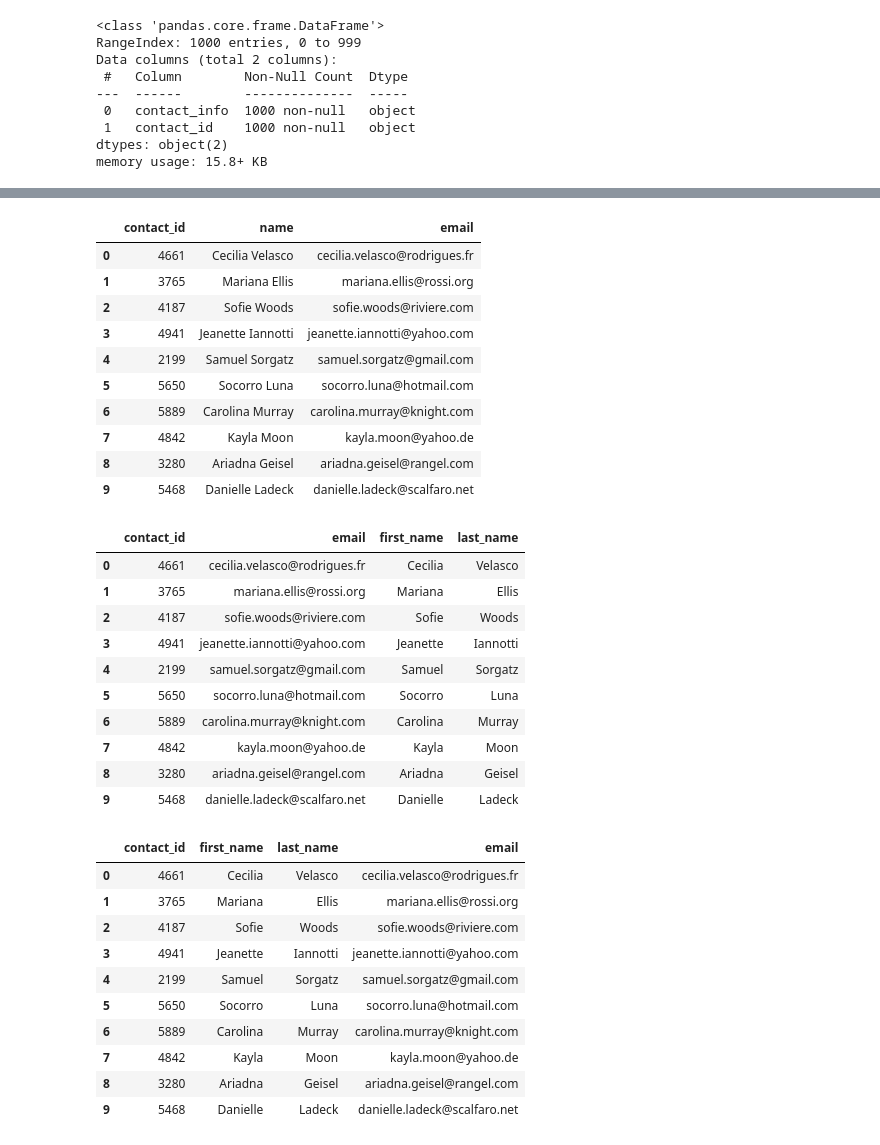
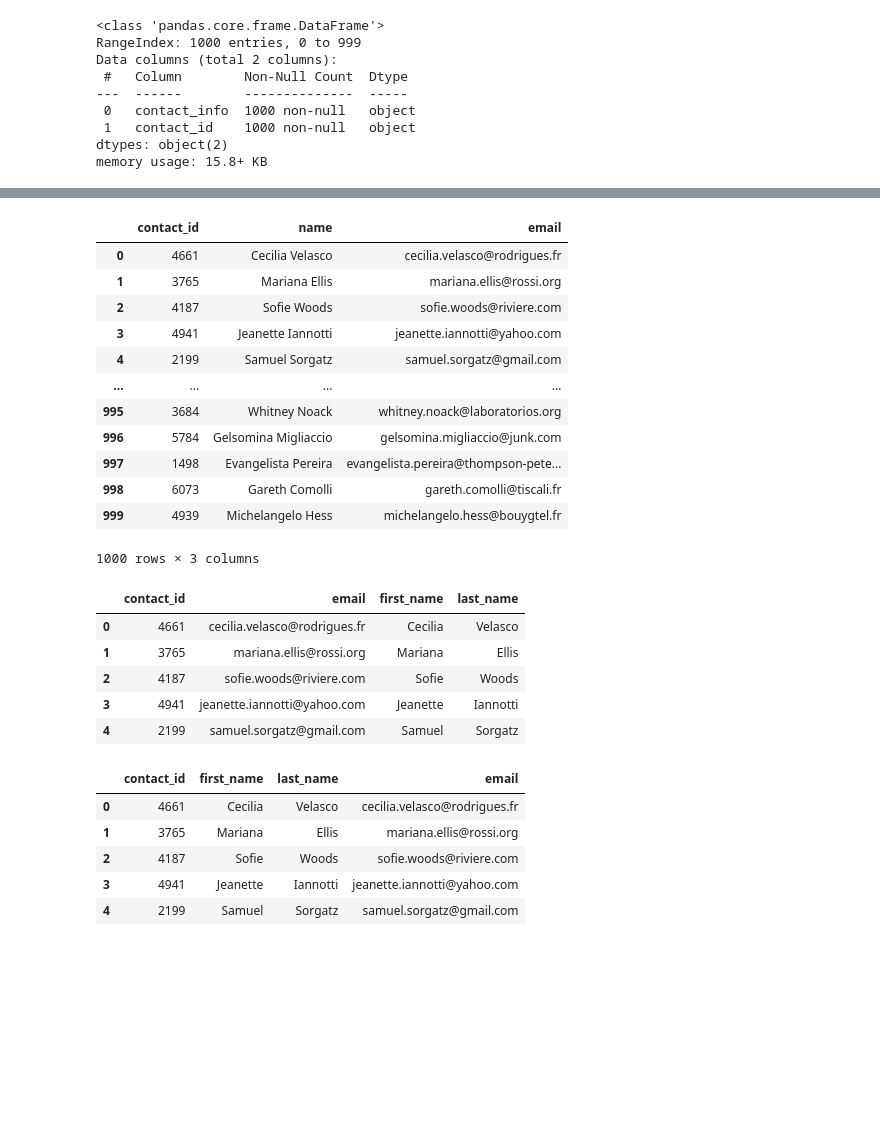
Before and after one commit to rupsamshah/Crowdfunding_ETL, a Jupyter notebook: ETL_Mini_Project_RShah_JSafadi.ipynb, the cells around one changed output, grey strips where cells are left out. Saved outputs shown, nothing was run; the diff lists cells and outputs as text; code cells hidden in the pictures; blank space fills up the shorter version.

```diff
--- a/ETL_Mini_Project_RShah_JSafadi.ipynb
+++ b/ETL_Mini_Project_RShah_JSafadi.ipynb
@@ -425,4 +447,6 @@ dtypes: object(2)
 memory usage: 15.8+ KB
 # %%
 # Convert the "contact_id" column to an int64 data type.
+contact_info_df_copy['contact_id']=contact_info_df_copy['contact_id'].astype(int)
+contact_info_df_copy['contact_id'].dtype
 # %% [output]
@@ -438,5 +454,7 @@ memory usage: 15.8+ KB
 # %%
 # Extract the name of the contact and add it to a new column.
+contact_info_df_copy['name'] = contact_info_df_copy['contact_info'].map(lambda row: re.search(r'"name": "(.*?)",', row).group(1))
+contact_info_df_copy
 # %% [output]
 |  | contact_info | contact_id | name |
 | 0 | {"contact_id": 4661, "name": "Cec... | 4661 | Cecilia Velasco |
@@ -452,5 +472,7 @@ memory usage: 15.8+ KB
 # %%
 # Extract the email from the contacts and add the values to a new column.
+contact_info_df_copy['email'] = contact_info_df_copy['contact_info'].map(lambda row: re.search(r'"email": "(.*?)"}', row).group(1))
+contact_info_df_copy
 # %% [output]
 |  | contact_info | contact_id | name | email |
 | 0 | {"contact_id": 4661, "name": "Cec... | 4661 | Cecilia Velasco | cecilia.velasco@rodrigues.fr |
@@ -466,5 +490,7 @@ memory usage: 15.8+ KB
 # %%
 # Create a copy of the contact_info_df with the 'contact_id', 'name', 'email' columns.
+contact_info_df_copy2 = contact_info_df_copy[['contact_id','name','email']].copy()
+contact_info_df_copy2
 # %% [output]
 |  | contact_id | name | email |
 | 0 | 4661 | Cecilia Velasco | cecilia.velasco@rodrigues.fr |
@@ -472,30 +498,31 @@ memory usage: 15.8+ KB
 | 2 | 4187 | Sofie Woods | sofie.woods@riviere.com |
 | 3 | 4941 | Jeanette Iannotti | jeanette.iannotti@yahoo.com |
 | 4 | 2199 | Samuel Sorgatz | samuel.sorgatz@gmail.com |
-| 5 | 5650 | Socorro Luna | socorro.luna@hotmail.com |
-| 6 | 5889 | Carolina Murray | carolina.murray@knight.com |
-| 7 | 4842 | Kayla Moon | kayla.moon@yahoo.de |
-| 8 | 3280 | Ariadna Geisel | ariadna.geisel@rangel.com |
-| 9 | 5468 | Danielle Ladeck | danielle.ladeck@scalfaro.net |
+| ... | ... | ... | ... |
+| 995 | 3684 | Whitney Noack | whitney.noack@laboratorios.org |
+| 996 | 5784 | Gelsomina Migliaccio | gelsomina.migliaccio@junk.com |
+| 997 | 1498 | Evangelista Pereira | evangelista.pereira@thompson-pete... |
+| 998 | 6073 | Gareth Comolli | gareth.comolli@tiscali.fr |
+| 999 | 4939 | Michelangelo Hess | michelangelo.hess@bouygtel.fr |
+1000 rows × 3 columns
 # %%
 # Create a "first"name" and "last_name" column with the first and last names from the "name" column.
-
+contact_info_df_copy2[['first_name' , 'last_name']] = contact_info_df_copy2['name'].str.split(' ' , expand=True)
 
 # Drop the contact_name column
+contact_info_df_copy2.drop(columns=['name'], inplace=True)
+contact_info_df_copy2.head()
 # %% [output]
 |  | contact_id | email | first_name | last_name |
 | 0 | 4661 | cecilia.velasco@rodrigues.fr | Cecilia | Velasco |
 | 1 | 3765 | mariana.ellis@rossi.org | Mariana | Ellis |
 | 2 | 4187 | sofie.woods@riviere.com | Sofie | Woods |
 | 3 | 4941 | jeanette.iannotti@yahoo.com | Jeanette | Iannotti |
 | 4 | 2199 | samuel.sorgatz@gmail.com | Samuel | Sorgatz |
-| 5 | 5650 | socorro.luna@hotmail.com | Socorro | Luna |
-| 6 | 5889 | carolina.murray@knight.com | Carolina | Murray |
-| 7 | 4842 | kayla.moon@yahoo.de | Kayla | Moon |
-| 8 | 3280 | ariadna.geisel@rangel.com | Ariadna | Geisel |
-| 9 | 5468 | danielle.ladeck@scalfaro.net | Danielle | Ladeck |
 # %%
 # Reorder the columns
+contact_info_df_copy2=contact_info_df_copy2[['contact_id' , 'first_name' , 'last_name' , 'email']]
+contact_info_df_copy2.head()
 # %% [output]
 |  | contact_id | first_name | last_name | email |
 | 0 | 4661 | Cecilia | Velasco | cecilia.velasco@rodrigues.fr |
@@ -503,10 +530,5 @@ memory usage: 15.8+ KB
 | 2 | 4187 | Sofie | Woods | sofie.woods@riviere.com |
 | 3 | 4941 | Jeanette | Iannotti | jeanette.iannotti@yahoo.com |
 | 4 | 2199 | Samuel | Sorgatz | samuel.sorgatz@gmail.com |
-| 5 | 5650 | Socorro | Luna | socorro.luna@hotmail.com |
-| 6 | 5889 | Carolina | Murray | carolina.murray@knight.com |
-| 7 | 4842 | Kayla | Moon | kayla.moon@yahoo.de |
-| 8 | 3280 | Ariadna | Geisel | ariadna.geisel@rangel.com |
-| 9 | 5468 | Danielle | Ladeck | danielle.ladeck@scalfaro.net |
 # %%
 # Check the datatypes one more time before exporting as CSV file.
```
Also changed, not shown: parts of 15 cells of this notebook, 3 other files.
